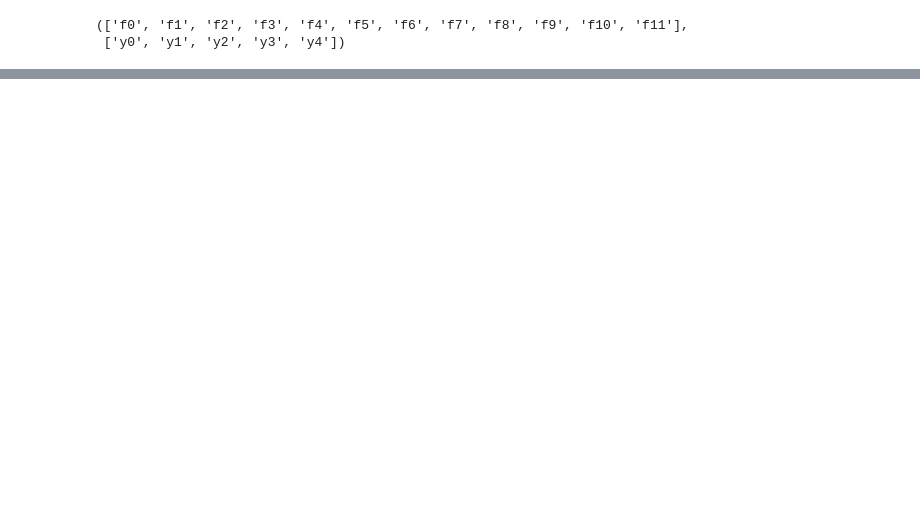
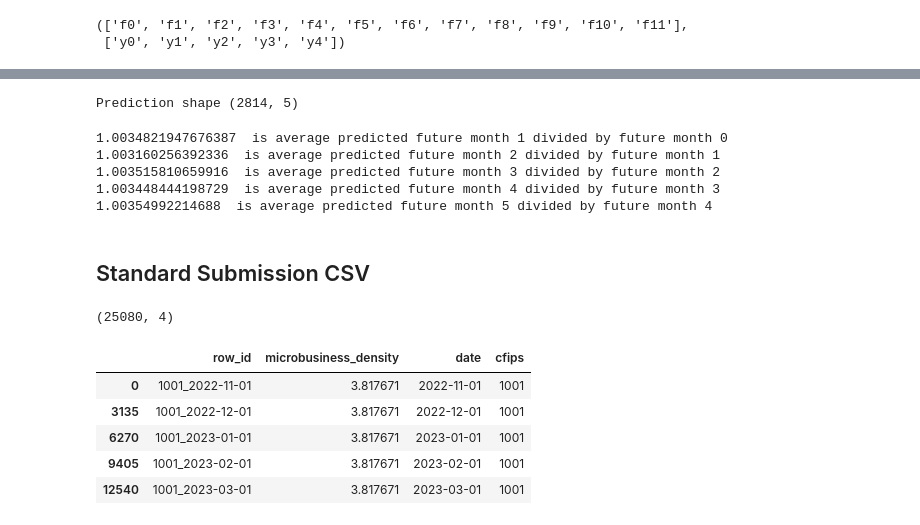
Before and after one commit to 9417GoodLuck/GoDaddy, a Jupyter notebook: DataProcess.ipynb, the cells around one changed output, grey strips where cells are left out. Drawn from its saved outputs; the diff is of its cells as text; code cells hidden in the pictures; blank space fills up the shorter version.

```diff
--- a/DataProcess.ipynb
+++ b/DataProcess.ipynb
@@ -278,0 +423,8 @@ train_data.to_csv('train_data.csv', index=False)
+# %%
+# UNDO STANDARDIZATION
+oof2 = oof.copy()
+oof2 = (oof2*sd)+mn
+# %%
+# AVERAGE PREDICTED RATIO FOR 5 FUTURE MONTHS
+for k in range(5):
+    print(oof2[:,k].mean(),f' is average predicted future month {k+1} divided by future month {k}')
@@ -278,0 +437,6 @@ train_data.to_csv('train_data.csv', index=False)
+# %%
+# CONVERT RATIOS INTO MICROBUSINESS DENSITY
+oof5 = oof2.copy()
+oof5[:,0] = x_data[:,-1] * oof5[:,0]
+for k in range(4):
+    oof5[:,k+1] = oof5[:,k] * oof5[:,k+1]
@@ -278,0 +467,15 @@ train_data.to_csv('train_data.csv', index=False)
+# %%
+for k in range(8):
+    j = np.random.choice(np.arange(len(x_data)))
+
+    row = j//COPIES
+    col = j%COPIES
+
+    plt.figure(figsize=(20,5))
+    x = np.arange(WIDTH-COPIES-4)
+    plt.plot(x,x_data[j,],'-o',label='x_train')
+    plt.plot([WIDTH-COPIES-4,WIDTH-COPIES-3,WIDTH-COPIES-2,WIDTH-COPIES-1,WIDTH-COPIES],y_data[j,],'-o',color='orange',label='y_train')
+    plt.plot([WIDTH-COPIES-4,WIDTH-COPIES-3,WIDTH-COPIES-2,WIDTH-COPIES-1,WIDTH-COPIES], oof5[j,],'-o',color='green',label='oof')
+    plt.title(f'CFIPS {KEEP[row]} - Time seris {col} of {COPIES}',size=18)
+    plt.legend()
+    plt.show()
@@ -278,0 +539,16 @@ train_data.to_csv('train_data.csv', index=False)
+# %%
+# UNDO STANDARDIZATION
+pred2 = pred.copy()
+pred2 = (pred2*sd)+mn
+print('Prediction shape',pred2.shape)
+# %% [output]
+Prediction shape (2814, 5)
+# %%
+for k in range(5):
+    print(pred2[:,k].mean(), f' is average predicted future month {k+1} divided by future month {k}')
+# %% [output]
+1.0034821947676387  is average predicted future month 1 divided by future month 0
+1.003160256392336  is average predicted future month 2 divided by future month 1
+1.003515810659916  is average predicted future month 3 divided by future month 2
+1.003448444198729  is average predicted future month 4 divided by future month 3
+1.00354992214688  is average predicted future month 5 divided by future month 4
@@ -278,0 +561,19 @@ train_data.to_csv('train_data.csv', index=False)
+# %% [markdown]
+## Standard Submission CSV
+# %%
+# LOAD LAST VALUE BASELINE
+sub = pd.read_csv('godaddy-microbusiness-density-forecasting/sample_submission.csv')
+sub['date'] = sub.row_id.apply(lambda x: x.split('_')[1])
+sub['cfips'] = sub.row_id.apply(lambda x: int(x.split('_')[0]))
+# Sort by cfips per county
+sub = sub.sort_values(['cfips','date'])
+print( sub.shape )
+sub.head()
+# %% [output]
+(25080, 4)
+|  | row_id | microbusiness_density | date | cfips |
+| 0 | 1001_2022-11-01 | 3.817671 | 2022-11-01 | 1001 |
+| 3135 | 1001_2022-12-01 | 3.817671 | 2022-12-01 | 1001 |
+| 6270 | 1001_2023-01-01 | 3.817671 | 2023-01-01 | 1001 |
+| 9405 | 1001_2023-02-01 | 3.817671 | 2023-02-01 | 1001 |
+| 12540 | 1001_2023-03-01 | 3.817671 | 2023-03-01 | 1001 |
```
Also changed, not shown: parts of 26 cells of this notebook, 23 other files.
